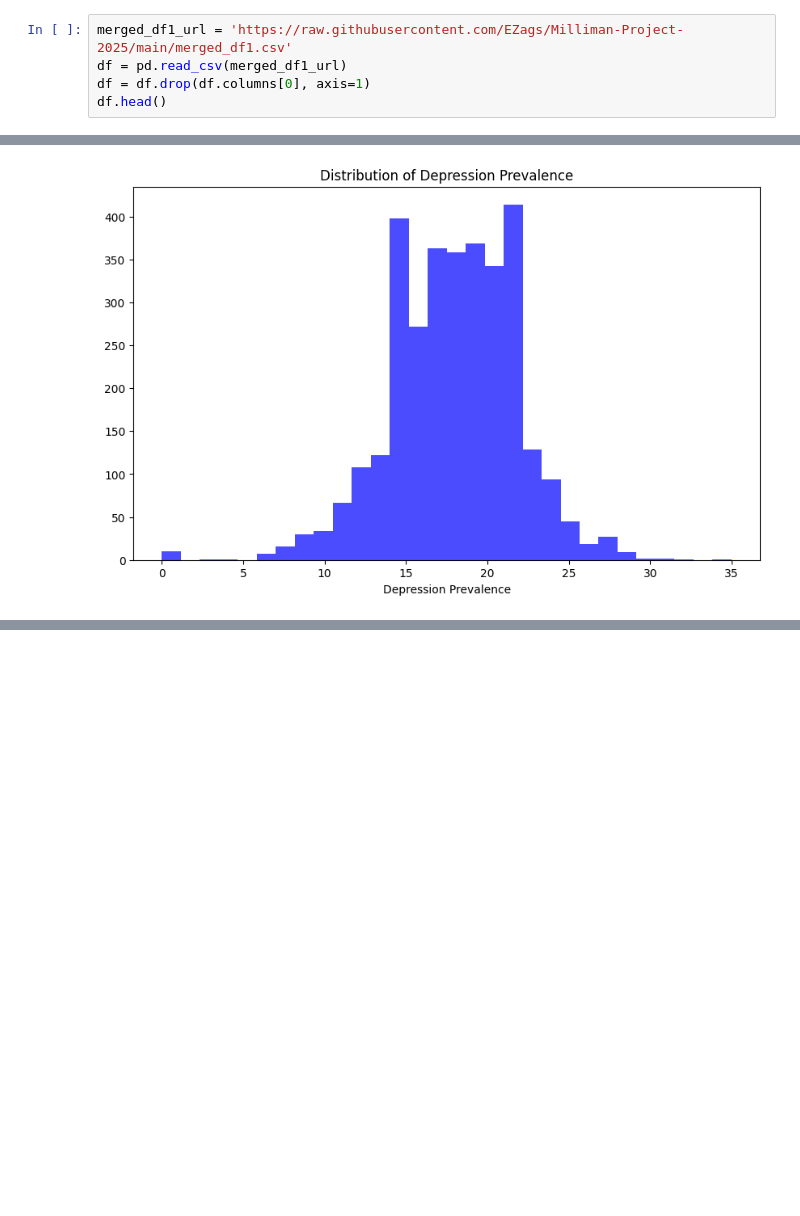
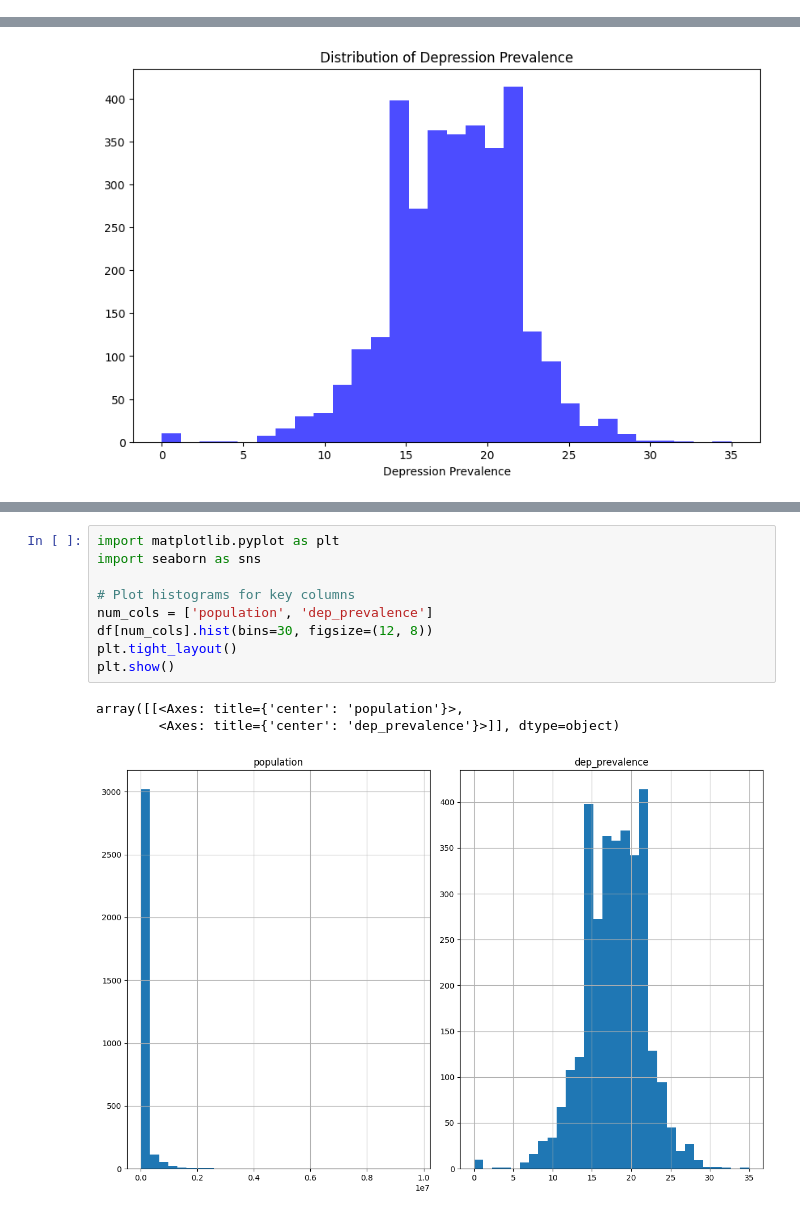
Before and after one commit to EZags/Milliman-Project-2025, a Jupyter notebook: 2_EDA.ipynb, the cells around one changed output, grey strips where cells are left out. Saved outputs shown, nothing was run; the diff lists cells and outputs as text; blank space fills up the shorter version.

```diff
--- a/2_EDA.ipynb
+++ b/2_EDA.ipynb
@@ -3,8 +3,3 @@ import pandas as pd
 from IPython.core.interactiveshell import InteractiveShell
 InteractiveShell.ast_node_interactivity = "all"
 import matplotlib.pyplot as plt
-# %%
-merged_df1_url = 'https://raw.githubusercontent.com/EZags/Milliman-Project-2025/main/merged_df1.csv'
-df = pd.read_csv(merged_df1_url)
-df = df.drop(df.columns[0], axis=1)
-df.head()
@@ -40,0 +98,13 @@ Text(0.5, 0, 'Depression Prevalence')
+# %%
+import matplotlib.pyplot as plt
+import seaborn as sns
+
+# Plot histograms for key columns
+num_cols = ['population', 'dep_prevalence']
+df[num_cols].hist(bins=30, figsize=(12, 8))
+plt.tight_layout()
+plt.show()
+# %% [output]
+array([[<Axes: title={'center': 'population'}>,
+        <Axes: title={'center': 'dep_prevalence'}>]], dtype=object)
+[figure, added]
```
Also changed, not shown: parts of 10 cells of this notebook.
